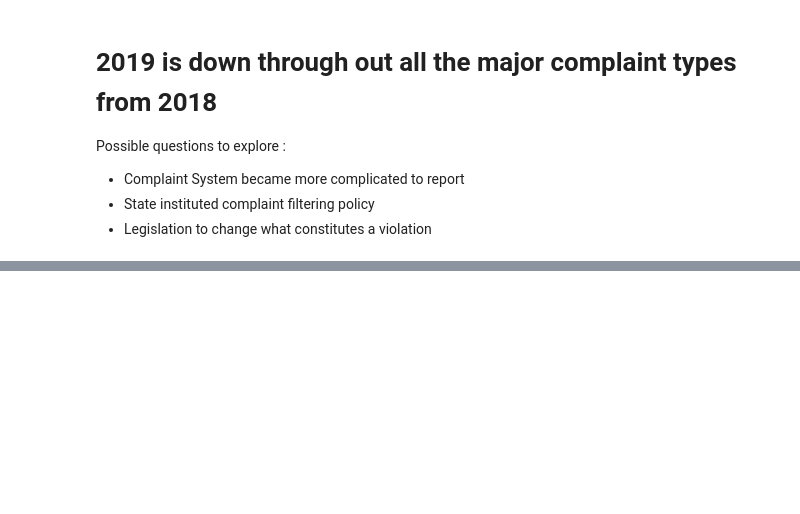
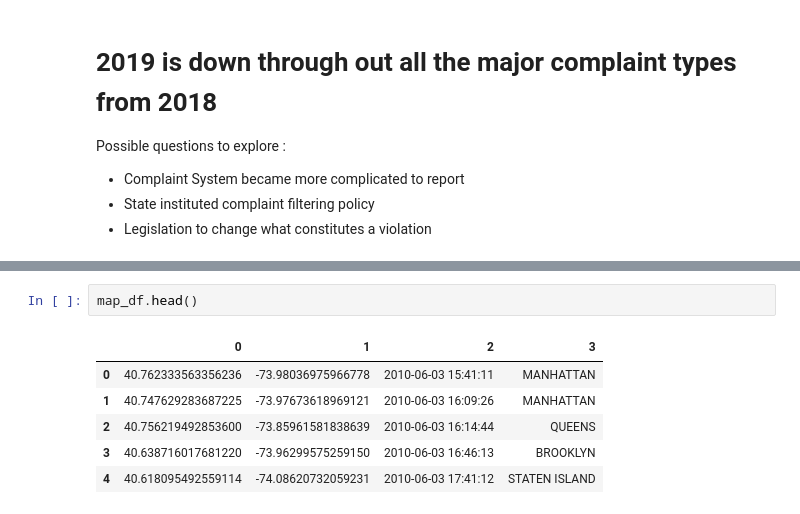
Before and after one commit to eric-freiling/new_york_311, a Jupyter notebook: Notebooks/EDA.ipynb, the cells around one changed output, grey strips where cells are left out. Saved outputs shown, nothing was run; the diff lists cells and outputs as text; blank space fills up the shorter version.

```diff
--- a/Notebooks/EDA.ipynb
+++ b/Notebooks/EDA.ipynb
@@ -270,0 +517,9 @@ Possible questions to explore :
+# %%
+map_df.head()
+# %% [output]
+|  | 0 | 1 | 2 | 3 |
+| 0 | 40.762333563356236 | -73.98036975966778 | 2010-06-03 15:41:11 | MANHATTAN |
+| 1 | 40.747629283687225 | -73.97673618969121 | 2010-06-03 16:09:26 | MANHATTAN |
+| 2 | 40.756219492853600 | -73.85961581838639 | 2010-06-03 16:14:44 | QUEENS |
+| 3 | 40.638716017681220 | -73.96299575259150 | 2010-06-03 16:46:13 | BROOKLYN |
+| 4 | 40.618095492559114 | -74.08620732059231 | 2010-06-03 17:41:12 | STATEN ISLAND |
```
Also changed, not shown: parts of 29 cells of this notebook.
